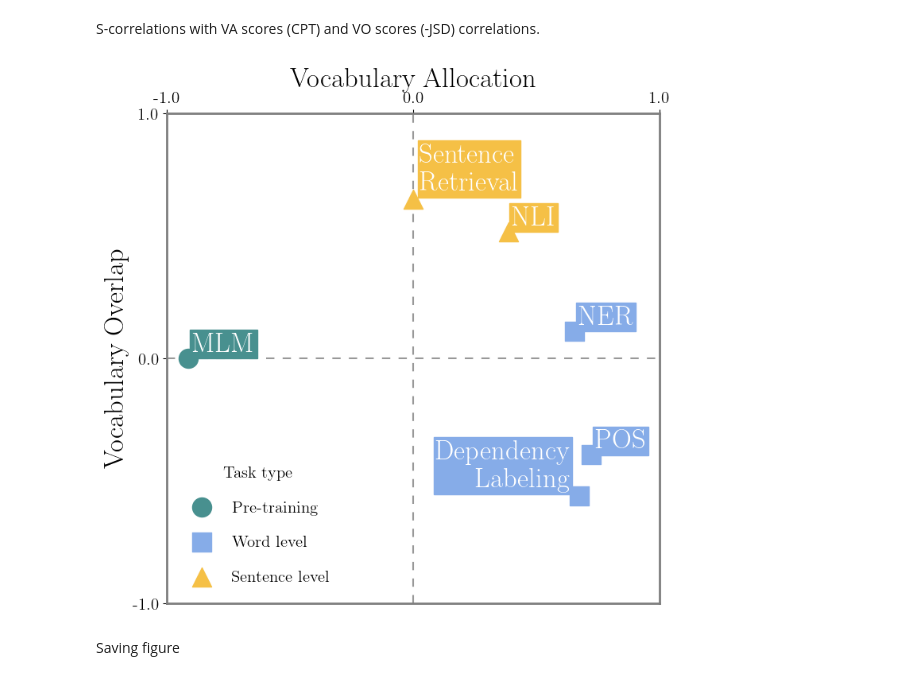
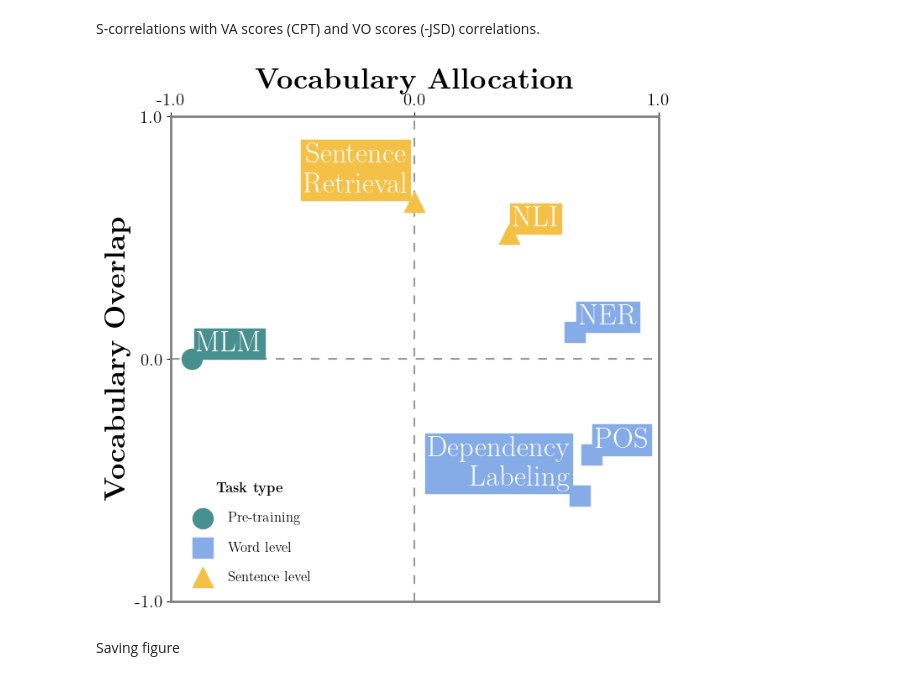
Before and after one commit to tomlimi/entangled_in_scripts, a Jupyter notebook: src/notebooks/9_Schwartz_Figure.ipynb, the cells around one changed output. Saved outputs shown, nothing was run; the diff lists cells and outputs as text; code cells hidden in the pictures.

Commit message:
updated schwartz figure

```diff
--- a/src/notebooks/9_Schwartz_Figure.ipynb
+++ b/src/notebooks/9_Schwartz_Figure.ipynb
@@ -26,6 +26,7 @@ plt.rcParams['font.family'] = 'serif'
 plt.rcParams['text.usetex'] = True
 #plt.rcParams['text.usetex'] = False
 plt.rcParams['font.family'] = 'serif'
+plt.rcParams['font.weight'] = 'bold'
 plt.rcParams['font.serif'] = ['Times New Roman']
 
 # plt.rcParams['font.monospace'] = 'Ubuntu Mono'
@@ -69,7 +70,7 @@ TASK_GROUPS = ['Pre-training', "Word level", "Sentence level"]
 TASKS = list(va_rs.keys())
 # %%
 # Initialize layout ----------------------------------------------
-fig, ax = plt.subplots(figsize= (8, 8))
+fig, ax = plt.subplots(figsize= (7.5, 7.5))
 
 # Background color
 # fig.patch.set_facecolor(BG_WHITE)
@@ -114,11 +115,11 @@ ax.xaxis.tick_top()
 ax.xaxis.set_label_position('top')
 ax.set_xticks(TICKS)
 ax.set_xticklabels(TICKS, fontname="Times New Roman", size=15)
-ax.set_xlabel("Vocabulary Allocation", fontname="Times New Roman", size=25, weight="bold")
+ax.set_xlabel(r"\textbf{Vocabulary Allocation}", fontname="Times New Roman", size=25, weight="bold")
 
 ax.set_yticks(TICKS)
 ax.set_yticklabels(TICKS, fontname="Times New Roman", size=15)
-ax.set_ylabel("Vocabulary Overlap", fontname="Times New Roman", size=25, weight="bold")
+ax.set_ylabel(r"\textbf{Vocabulary Overlap}", fontname="Times New Roman", size=25, weight="bold")
 
 TEXTS = []
 
@@ -130,37 +131,37 @@ for task in TASKS:
     text = task
     TEXTS.append(ax.text(x, y, text, color='white',fontsize=25,
                          fontname="Times New Roman", weight='bold',
                          ha='center', va='center',
                         bbox=dict(facecolor=color, edgecolor=color, pad=2.0)))
 
 adjust_text(
     TEXTS,
     expand_points=(1.15,1.15),
 #     arrowprops=dict(
 #         arrowstyle="->",
 #         color=GREY50,
 #         lw=2
 #     ),
     ax=fig.axes[0]
 )
 # Adding legen
 
 legend = ax.legend(
     loc=(0.025, 0.025), # bottom-left
     labelspacing=1.2,  # add space between labels
     markerscale=1.,   # increase marker size
-    fontsize=15,
+    fontsize=12,
     frameon=False      # don't put a frame
 )
 
-legend.set_title("Task type")
+legend.set_title(r"\textbf{Task type}")
 legend_title = legend.get_title()
 legend_title.set_fontname("Times New Roman")
 legend_title.set_fontweight("bold")
-legend_title.set_fontsize(15)
+legend_title.set_fontsize(12)
 legend_title.set_ha("left")
 # %% [output]
-[figure, old version]
+[figure, new version]
 # %% [markdown]
 Saving figure
 # %%
```
